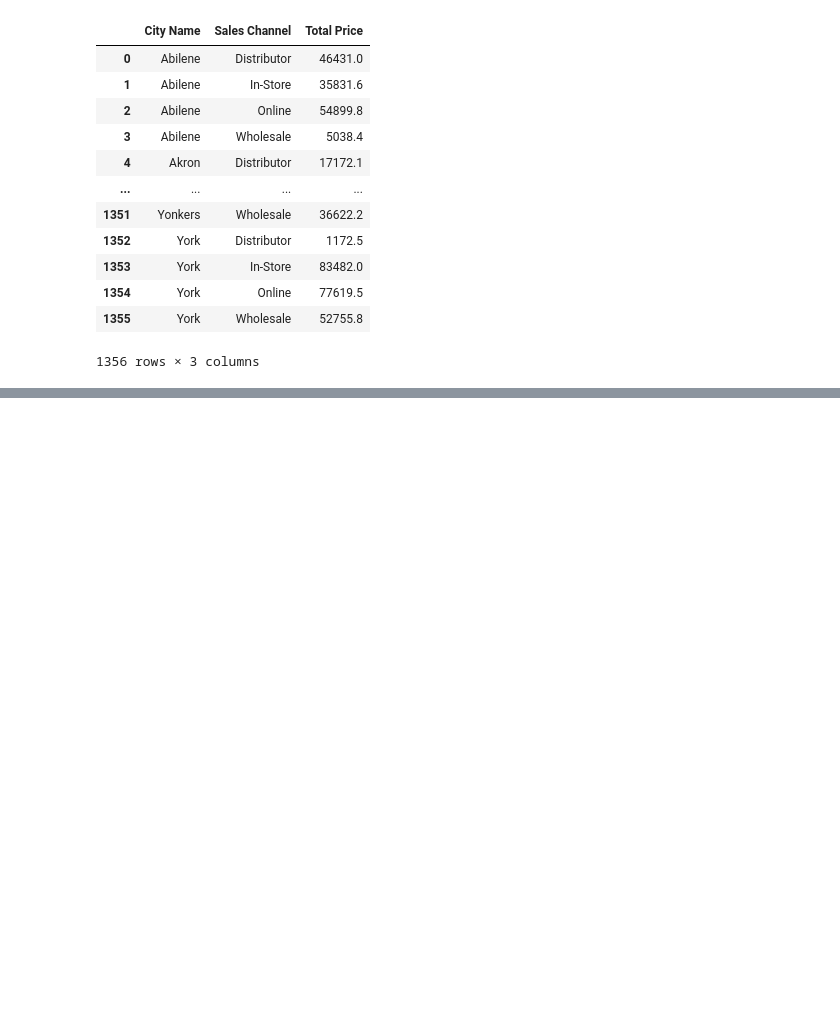
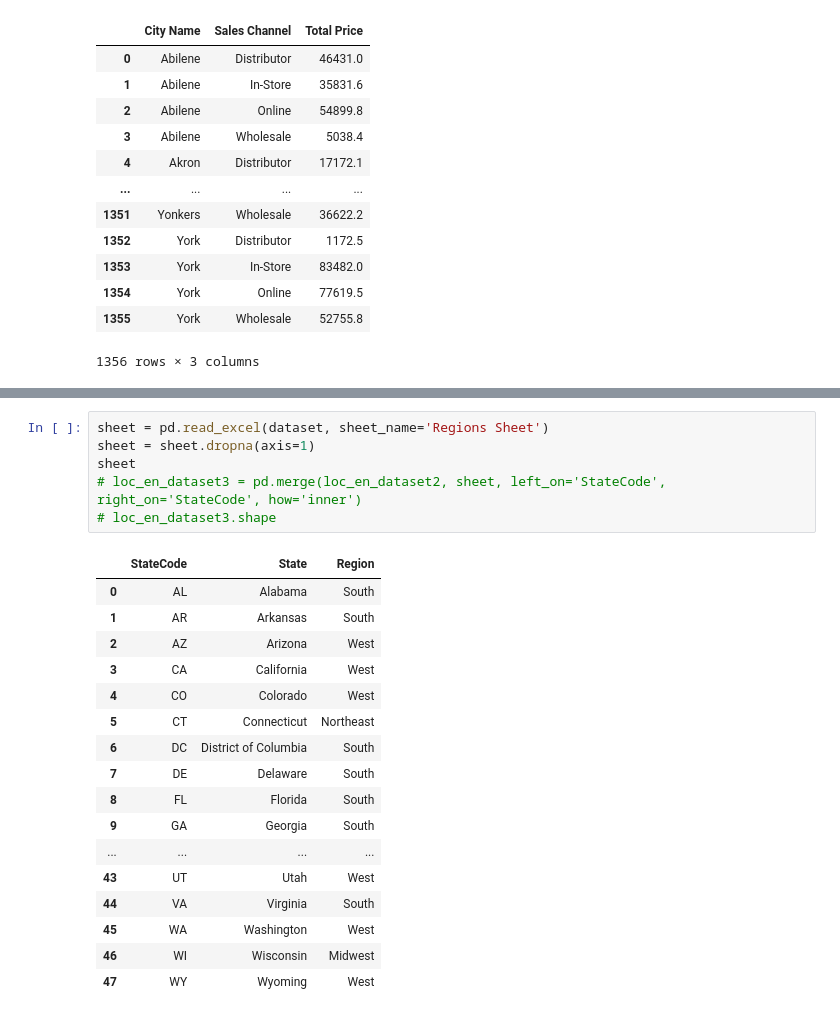
Before and after one commit to NSinha025/ZDS-Mock-Project, a Jupyter notebook: Sales_Order_Sheet_X_Store_Locations_Sheet.ipynb, the cells around one changed output, grey strips where cells are left out. Cells and saved outputs as stored; diff of their text form; blank space fills up the shorter version.

```diff
--- a/Sales_Order_Sheet_X_Store_Locations_Sheet.ipynb
+++ b/Sales_Order_Sheet_X_Store_Locations_Sheet.ipynb
@@ -154,0 +153,24 @@ loc_en_dataset.isna().any
+# %%
+sheet = pd.read_excel(dataset, sheet_name='Regions Sheet')
+sheet = sheet.dropna(axis=1)
+sheet
+# loc_en_dataset3 = pd.merge(loc_en_dataset2, sheet, left_on='StateCode', right_on='StateCode', how='inner')
+# loc_en_dataset3.shape
+# %% [output]
+|  | StateCode | State | Region |
+| 0 | AL | Alabama | South |
+| 1 | AR | Arkansas | South |
+| 2 | AZ | Arizona | West |
+| 3 | CA | California | West |
+| 4 | CO | Colorado | West |
+| 5 | CT | Connecticut | Northeast |
+| 6 | DC | District of Columbia | South |
+| 7 | DE | Delaware | South |
+| 8 | FL | Florida | South |
+| 9 | GA | Georgia | South |
+| ... | ... | ... | ... |
+| 43 | UT | Utah | West |
+| 44 | VA | Virginia | South |
+| 45 | WA | Washington | West |
+| 46 | WI | Wisconsin | Midwest |
+| 47 | WY | Wyoming | West |
```
Also changed, not shown: parts of 11 cells of this notebook, 1 other file.
